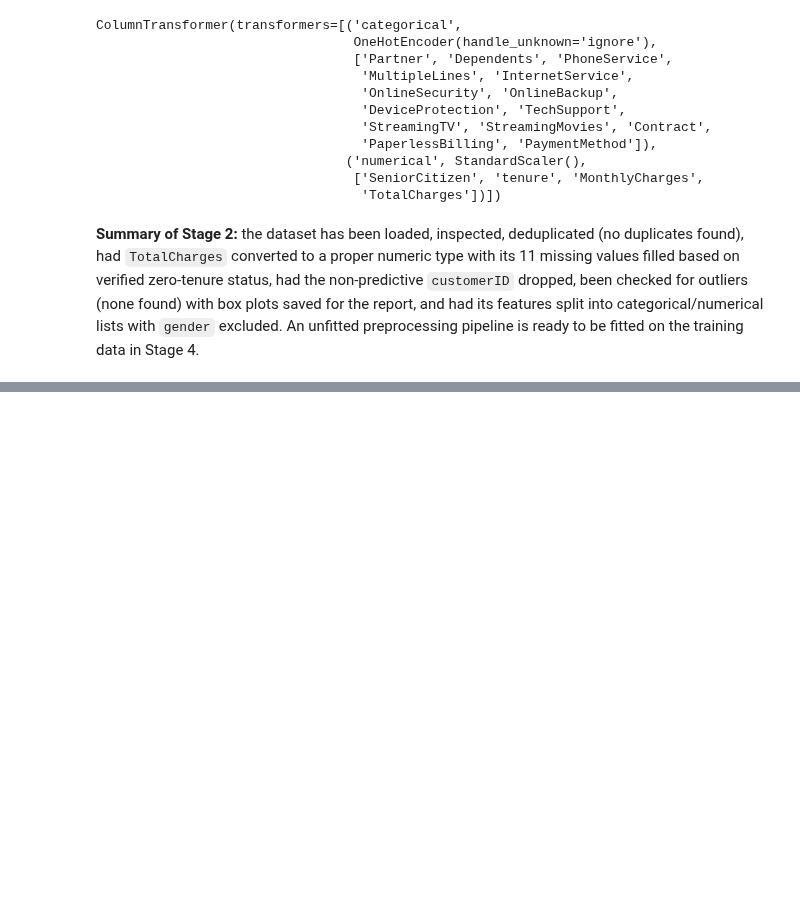
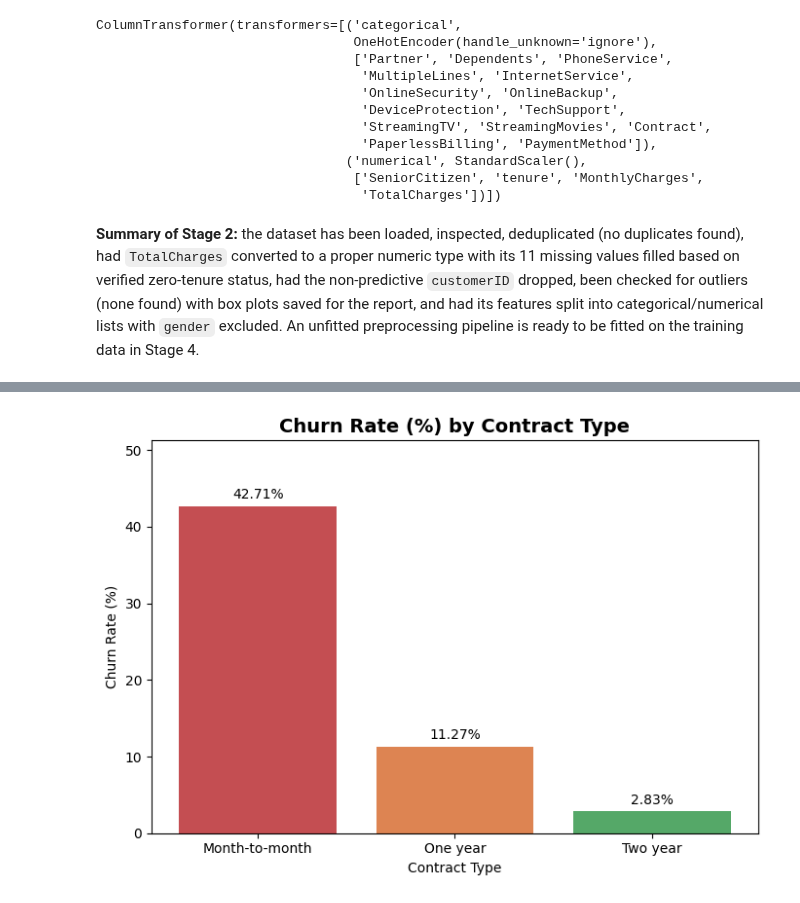
Before and after one commit to hs5495498-collab/-Customer-Churn-Prediction, a Jupyter notebook: notebooks/churn_analysis.ipynb, the cells around one changed output, grey strips where cells are left out. Cells and saved outputs as stored; diff of their text form; code cells hidden in the pictures; blank space fills up the shorter version.

```diff
--- a/notebooks/churn_analysis.ipynb
+++ b/notebooks/churn_analysis.ipynb
@@ -518,0 +621,19 @@ training data in Stage 4.
+# %%
+contract_order = ["Month-to-month", "One year", "Two year"]
+churn_rate_ordered = churn_rate_by_contract.reindex(contract_order)
+
+fig, ax = plt.subplots(figsize=(7, 5))
+bars = ax.bar(churn_rate_ordered.index, churn_rate_ordered.values, color=["#C44E52", "#DD8452", "#55A868"])
+ax.set_title("Churn Rate (%) by Contract Type", fontsize=14, fontweight="bold")
+ax.set_xlabel("Contract Type")
+ax.set_ylabel("Churn Rate (%)")
+ax.set_ylim(0, max(churn_rate_ordered.values) * 1.2)
+
+for bar, value in zip(bars, churn_rate_ordered.values):
+    ax.text(bar.get_x() + bar.get_width() / 2, value + 1, f"{value:.2f}%", ha="center", fontsize=10)
+
+fig.tight_layout()
+fig.savefig("../reports/figures/churn_rate_by_contract.png", dpi=300)
+plt.show()
+# %% [output]
+[figure, added]
```
Also changed, not shown: parts of 16 cells of this notebook, 4 other files.
